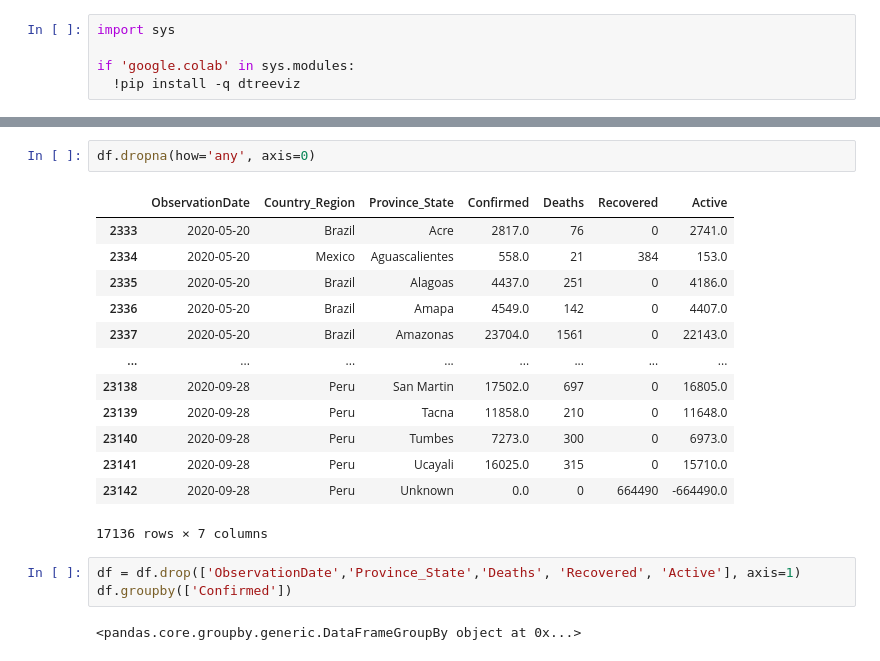
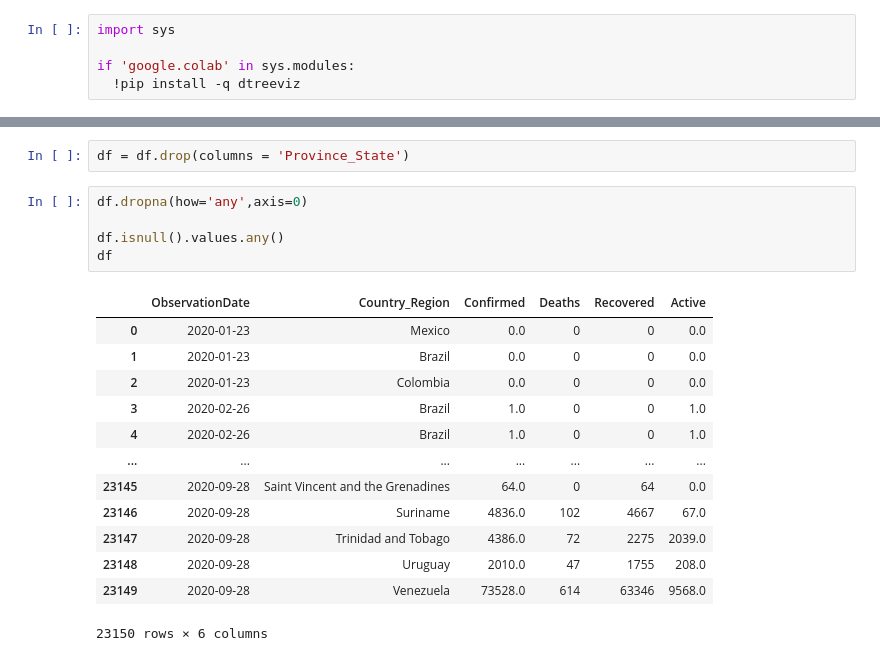
Before and after one commit to Tranqpenguin/CSC310, a Jupyter notebook: assignment 4/HW4.ipynb, the cells around one changed output, grey strips where cells are left out. Drawn from its saved outputs; the diff is of its cells as text.

```diff
--- a/assignment 4/HW4.ipynb
+++ b/assignment 4/HW4.ipynb
@@ -80,21 +97,21 @@ Active                    Active         0.112311
+# %%
+df = df.drop(columns = 'Province_State')
 # %%
-df.dropna(how='any', axis=0)
+df.dropna(how='any',axis=0)
+
+df.isnull().values.any()
+df
 # %% [output]
-|  | ObservationDate | Country_Region | Province_State | Confirmed | Deaths | Recovered | Active |
-| 2333 | 2020-05-20 | Brazil | Acre | 2817.0 | 76 | 0 | 2741.0 |
-| 2334 | 2020-05-20 | Mexico | Aguascalientes | 558.0 | 21 | 384 | 153.0 |
-| 2335 | 2020-05-20 | Brazil | Alagoas | 4437.0 | 251 | 0 | 4186.0 |
-| 2336 | 2020-05-20 | Brazil | Amapa | 4549.0 | 142 | 0 | 4407.0 |
-| 2337 | 2020-05-20 | Brazil | Amazonas | 23704.0 | 1561 | 0 | 22143.0 |
-| ... | ... | ... | ... | ... | ... | ... | ... |
-| 23138 | 2020-09-28 | Peru | San Martin | 17502.0 | 697 | 0 | 16805.0 |
-| 23139 | 2020-09-28 | Peru | Tacna | 11858.0 | 210 | 0 | 11648.0 |
-| 23140 | 2020-09-28 | Peru | Tumbes | 7273.0 | 300 | 0 | 6973.0 |
-| 23141 | 2020-09-28 | Peru | Ucayali | 16025.0 | 315 | 0 | 15710.0 |
-| 23142 | 2020-09-28 | Peru | Unknown | 0.0 | 0 | 664490 | -664490.0 |
+|  | ObservationDate | Country_Region | Confirmed | Deaths | Recovered | Active |
+| 0 | 2020-01-23 | Mexico | 0.0 | 0 | 0 | 0.0 |
+| 1 | 2020-01-23 | Brazil | 0.0 | 0 | 0 | 0.0 |
+| 2 | 2020-01-23 | Colombia | 0.0 | 0 | 0 | 0.0 |
+| 3 | 2020-02-26 | Brazil | 1.0 | 0 | 0 | 1.0 |
+| 4 | 2020-02-26 | Brazil | 1.0 | 0 | 0 | 1.0 |
+| ... | ... | ... | ... | ... | ... | ... |
+| 23145 | 2020-09-28 | Saint Vincent and the Grenadines | 64.0 | 0 | 64 | 0.0 |
+| 23146 | 2020-09-28 | Suriname | 4836.0 | 102 | 4667 | 67.0 |
+| 23147 | 2020-09-28 | Trinidad and Tobago | 4386.0 | 72 | 2275 | 2039.0 |
+| 23148 | 2020-09-28 | Uruguay | 2010.0 | 47 | 1755 | 208.0 |
+| 23149 | 2020-09-28 | Venezuela | 73528.0 | 614 | 63346 | 9568.0 |
-17136 rows × 7 columns
+23150 rows × 6 columns
-# %%
-df = df.drop(['ObservationDate','Province_State','Deaths', 'Recovered', 'Active'], axis=1)
-df.groupby(['Confirmed'])
-# %% [output]
-<pandas.core.groupby.generic.DataFrameGroupBy object at 0x...>
```
Also changed, not shown: parts of 12 cells of this notebook.
